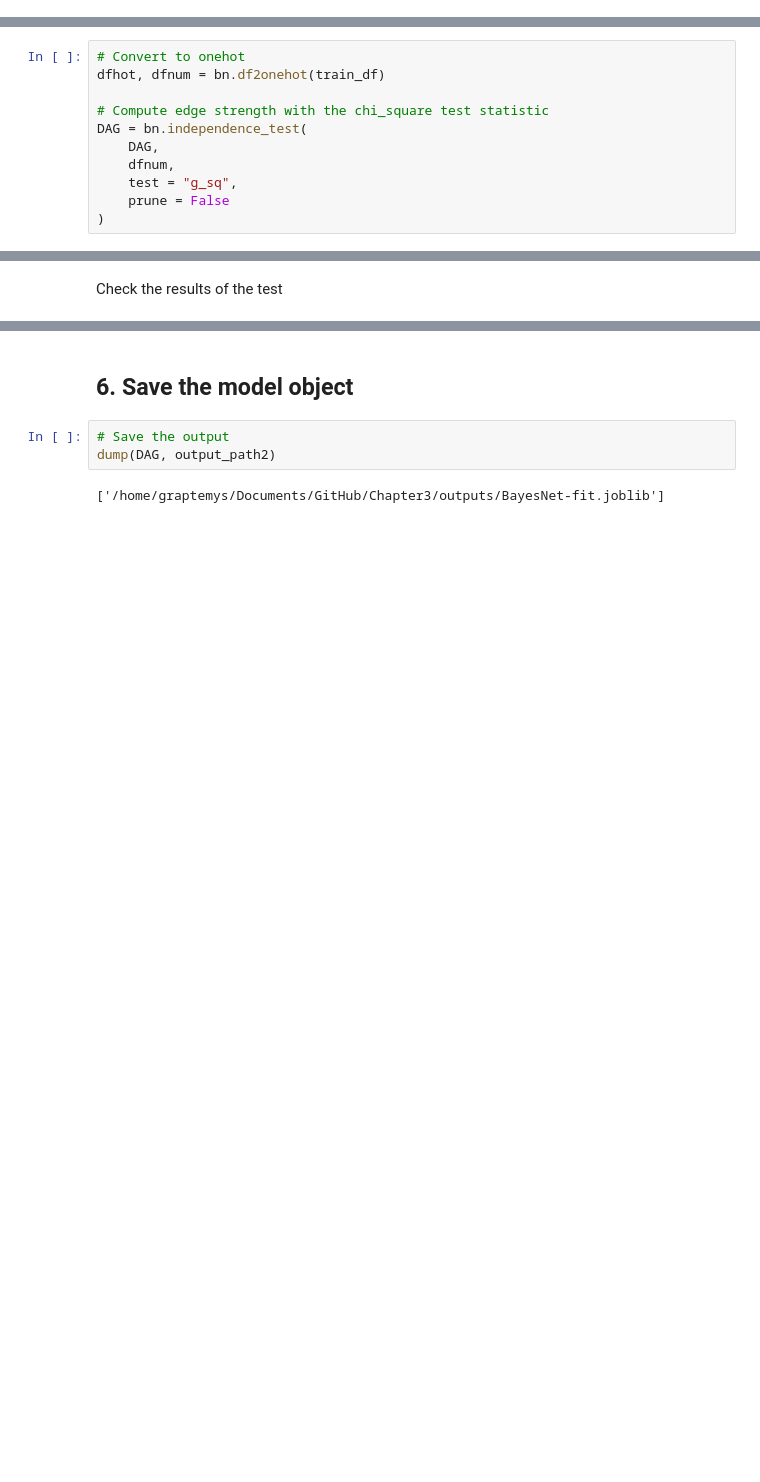
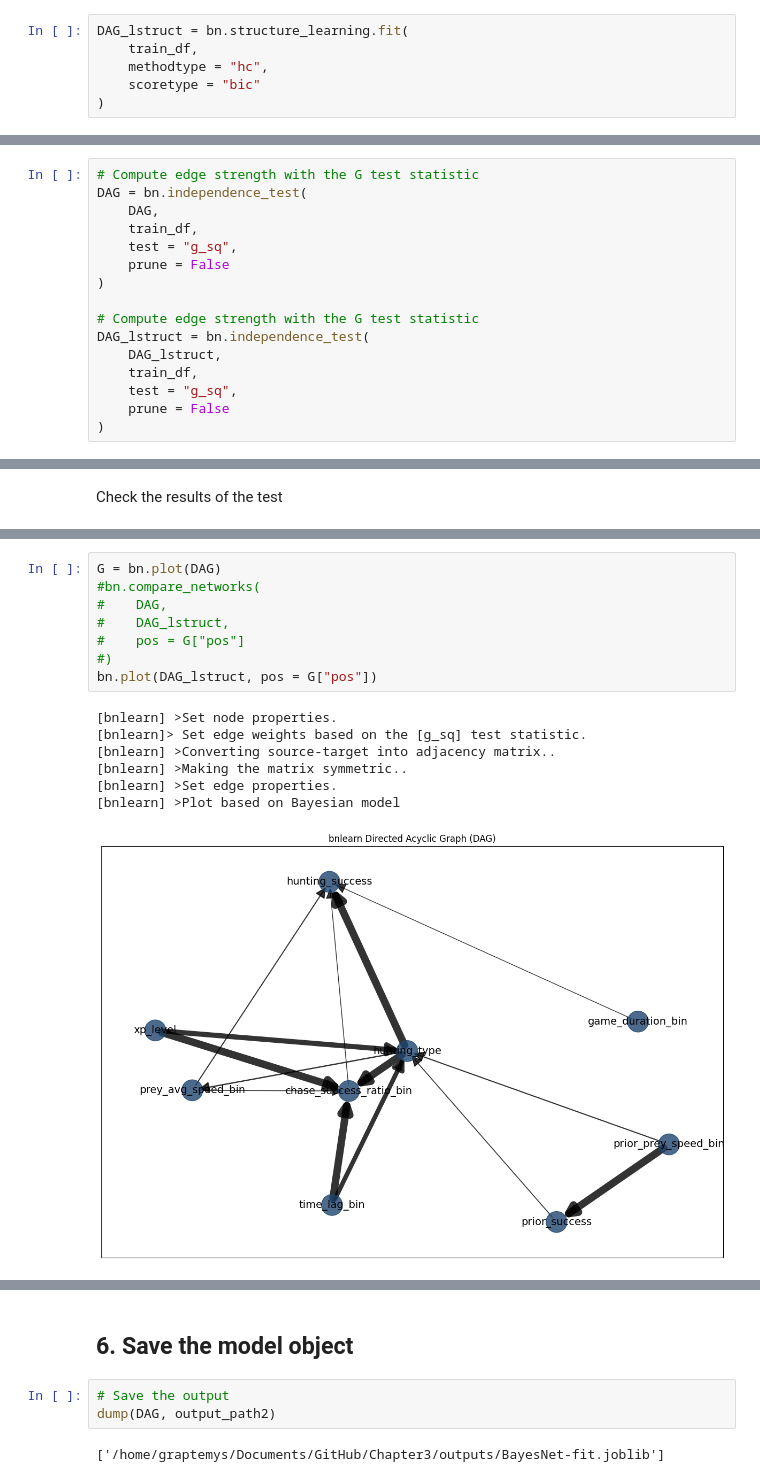
Before and after one commit to quantitative-ecologist/causal_predator-prey_int, a Jupyter notebook: code/models/fit-BayesNet.ipynb, the cells around one changed output, grey strips where cells are left out. Cells and saved outputs as stored; diff of their text form; blank space fills up the shorter version.

Commit message:
updated BayesNet files. corrected bug with onehot matrix

```diff
--- a/code/models/fit-BayesNet.ipynb
+++ b/code/models/fit-BayesNet.ipynb
@@ -332,0 +338,6 @@ DAG = bn.parameter_learning.fit(
+# %%
+DAG_lstruct = bn.structure_learning.fit(
+    train_df,
+    methodtype = "hc",
+    scoretype = "bic"
+)
@@ -337,12 +352,17 @@ I do the chi-square test to evaluate edge strength.
 # %%
-# Convert to onehot
-dfhot, dfnum = bn.df2onehot(train_df)
-
-# Compute edge strength with the chi_square test statistic
+# Compute edge strength with the G test statistic
 DAG = bn.independence_test(
     DAG,
-    dfnum,
+    train_df,
     test = "g_sq",
     prune = False
 )
+
+# Compute edge strength with the G test statistic
+DAG_lstruct = bn.independence_test(
+    DAG_lstruct,
+    train_df,
+    test = "g_sq",
+    prune = False
+)
 # %% [output]
@@ -375,0 +414,16 @@ print(DAG["independence_test"])
+# %%
+G = bn.plot(DAG)
+#bn.compare_networks(
+#    DAG,
+#    DAG_lstruct,
+#    pos = G["pos"]
+#)
+bn.plot(DAG_lstruct, pos = G["pos"])
+# %% [output]
+[bnlearn] >Set node properties.
+[bnlearn]> Set edge weights based on the [g_sq] test statistic.
+[bnlearn] >Converting source-target into adjacency matrix..
+[bnlearn] >Making the matrix symmetric..
+[bnlearn] >Set edge properties.
+[bnlearn] >Plot based on Bayesian model
+[figure, added]
```
Also changed, not shown: parts of 11 cells of this notebook, 3 other files.
